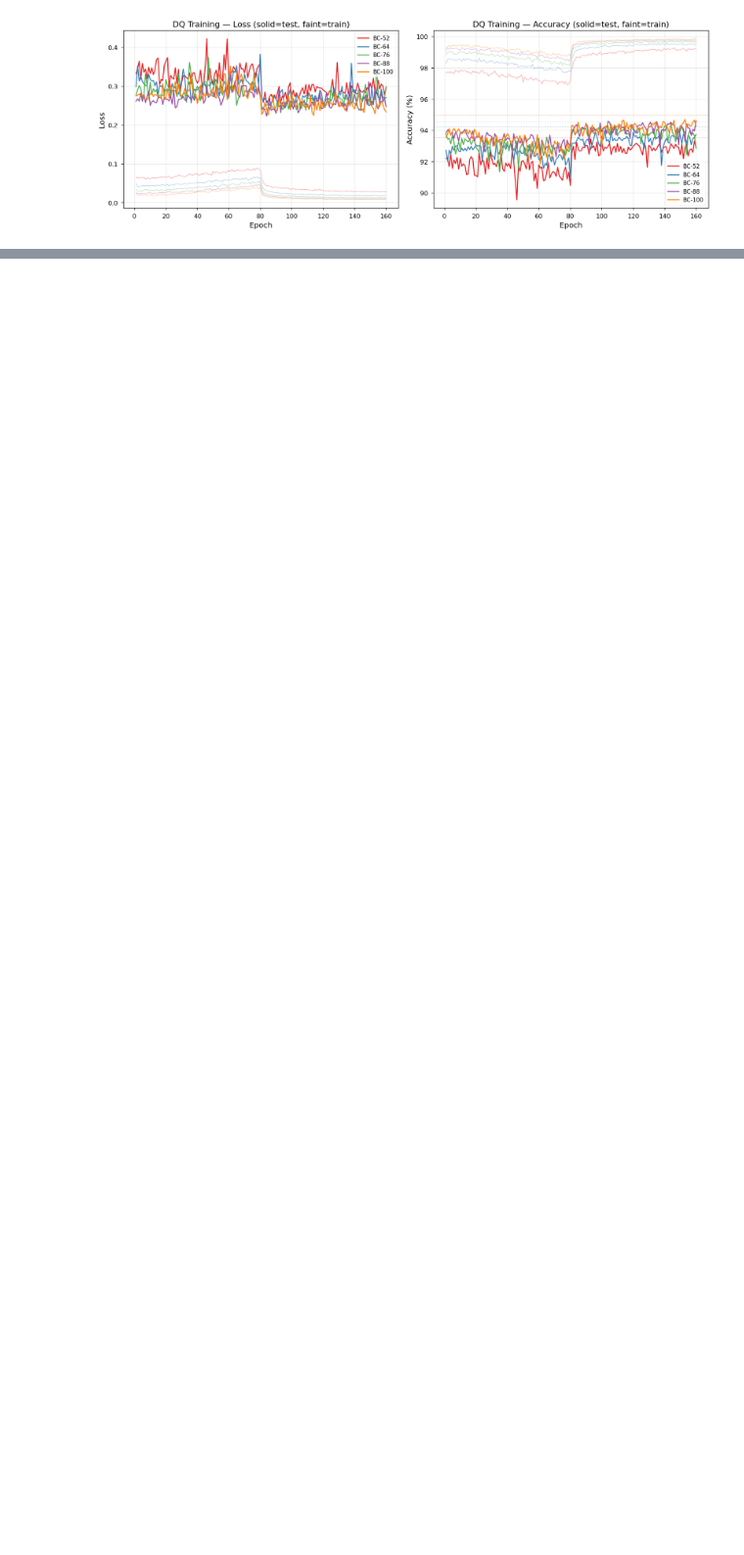
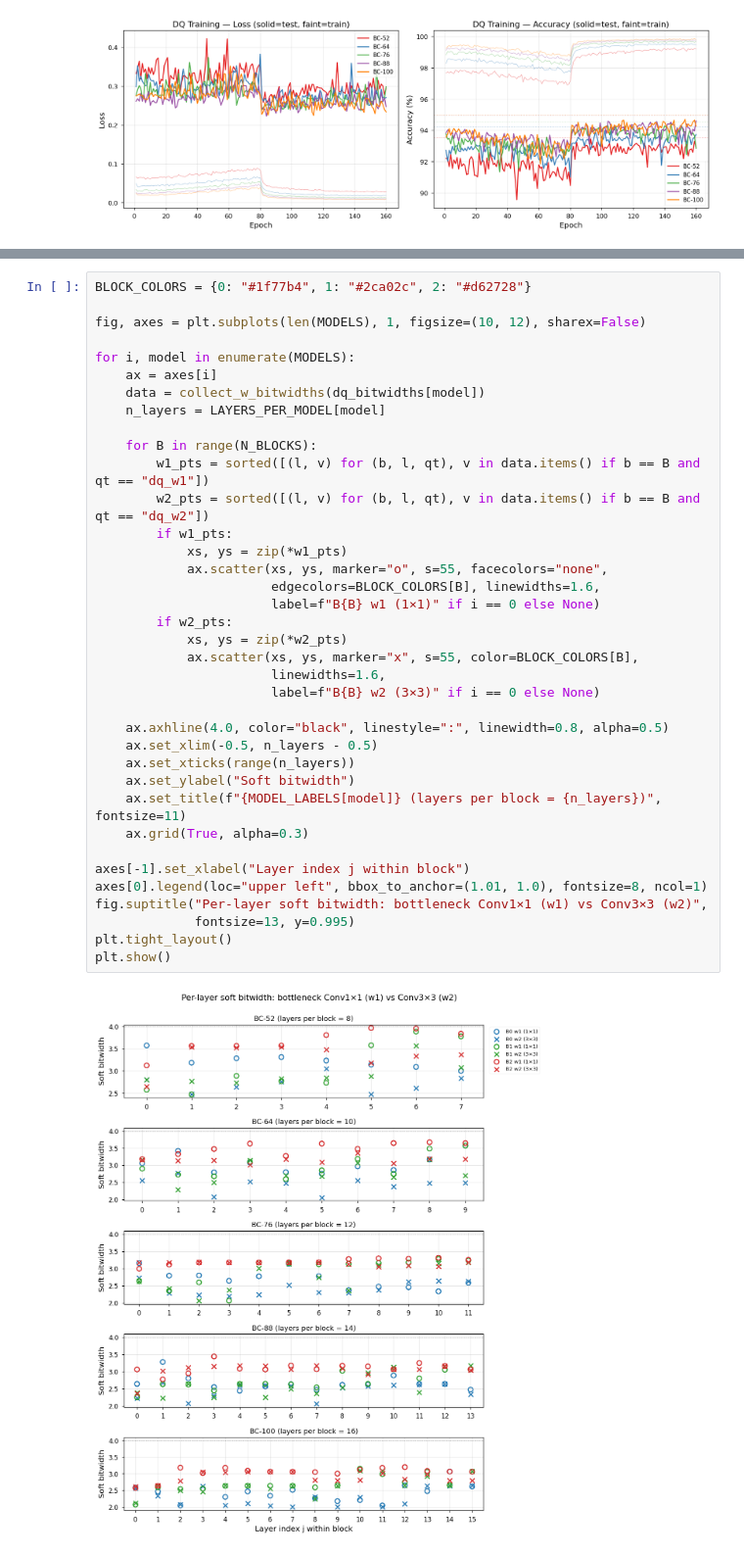
Before and after one commit to maklybae/mixed-precision-densenet, a Jupyter notebook: results_analysis.ipynb, the cells around one changed output, grey strips where cells are left out. Shown at 98% size. Drawn from its saved outputs; the diff is of its cells as text; blank space fills up the shorter version.

```diff
--- a/results_analysis.ipynb
+++ b/results_analysis.ipynb
@@ -394,0 +575,39 @@ plt.show()
+# %%
+BLOCK_COLORS = {0: "#1f77b4", 1: "#2ca02c", 2: "#d62728"}
+
+fig, axes = plt.subplots(len(MODELS), 1, figsize=(10, 12), sharex=False)
+
+for i, model in enumerate(MODELS):
+    ax = axes[i]
+    data = collect_w_bitwidths(dq_bitwidths[model])
+    n_layers = LAYERS_PER_MODEL[model]
+
+    for B in range(N_BLOCKS):
+        w1_pts = sorted([(l, v) for (b, l, qt), v in data.items() if b == B and qt == "dq_w1"])
+        w2_pts = sorted([(l, v) for (b, l, qt), v in data.items() if b == B and qt == "dq_w2"])
+        if w1_pts:
+            xs, ys = zip(*w1_pts)
+            ax.scatter(xs, ys, marker="o", s=55, facecolors="none",
+                       edgecolors=BLOCK_COLORS[B], linewidths=1.6,
+                       label=f"B{B} w1 (1×1)" if i == 0 else None)
+        if w2_pts:
+            xs, ys = zip(*w2_pts)
+            ax.scatter(xs, ys, marker="x", s=55, color=BLOCK_COLORS[B],
+                       linewidths=1.6,
+                       label=f"B{B} w2 (3×3)" if i == 0 else None)
+
+    ax.axhline(4.0, color="black", linestyle=":", linewidth=0.8, alpha=0.5)
+    ax.set_xlim(-0.5, n_layers - 0.5)
+    ax.set_xticks(range(n_layers))
+    ax.set_ylabel("Soft bitwidth")
+    ax.set_title(f"{MODEL_LABELS[model]} (layers per block = {n_layers})", fontsize=11)
+    ax.grid(True, alpha=0.3)
+
+axes[-1].set_xlabel("Layer index j within block")
+axes[0].legend(loc="upper left", bbox_to_anchor=(1.01, 1.0), fontsize=8, ncol=1)
+fig.suptitle("Per-layer soft bitwidth: bottleneck Conv1×1 (w1) vs Conv3×3 (w2)",
+             fontsize=13, y=0.995)
+plt.tight_layout()
+plt.show()
+# %% [output]
+[figure, added]
```
Also changed, not shown: parts of 8 cells of this notebook, 41 other files.
